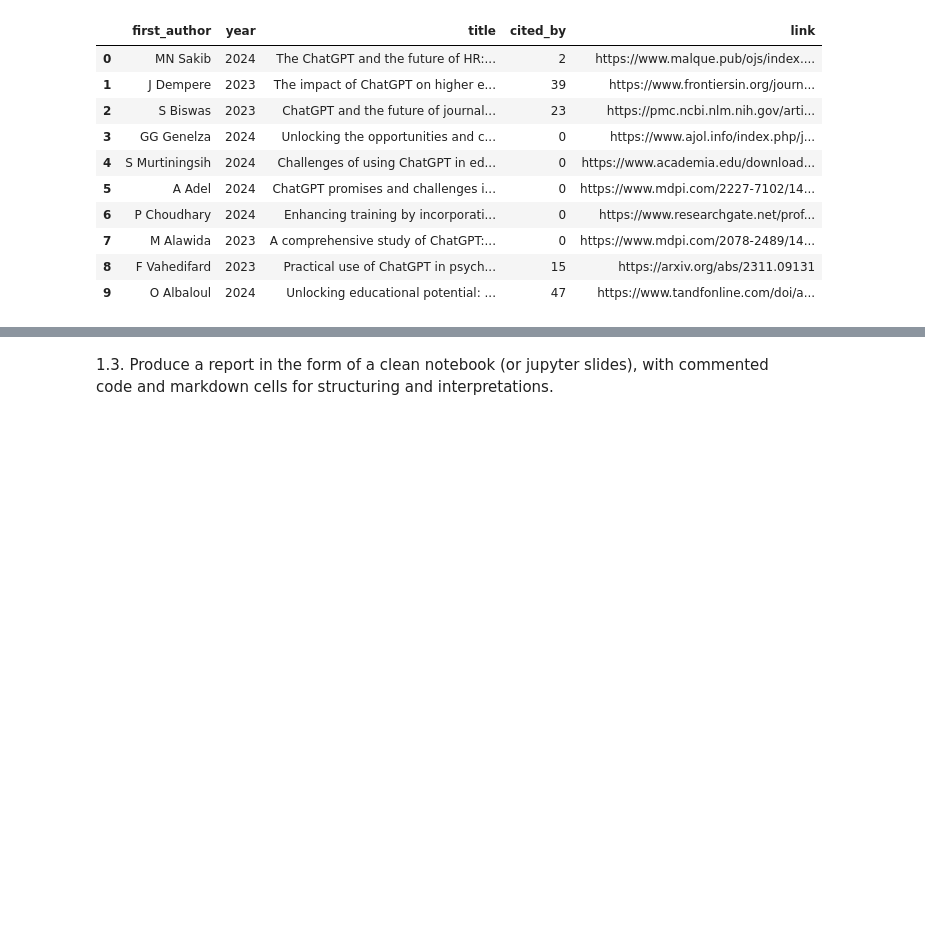
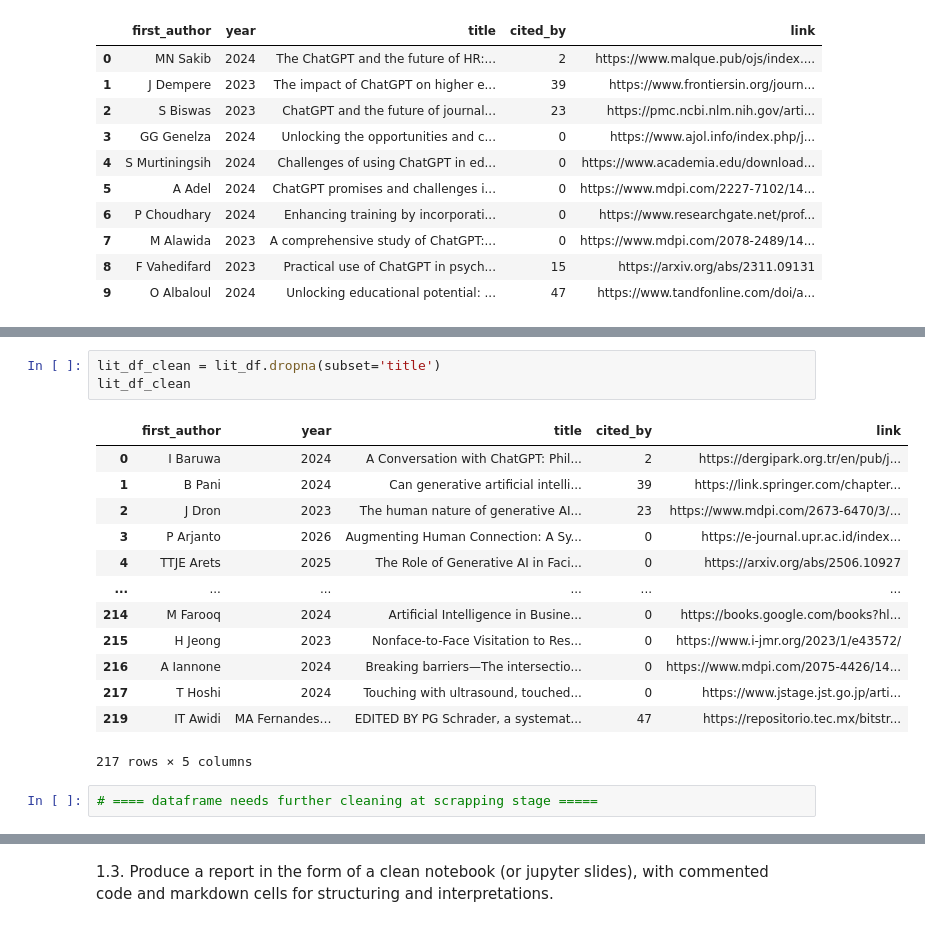
Before and after one commit to Debbcwing/DataScienceBootcamp, a Jupyter notebook: 01_DSToolkit/day4/D4_Ex2.ipynb, the cells around one changed output, grey strips where cells are left out. Saved outputs shown, nothing was run; the diff lists cells and outputs as text; blank space fills up the shorter version.

```diff
--- a/01_DSToolkit/day4/D4_Ex2.ipynb
+++ b/01_DSToolkit/day4/D4_Ex2.ipynb
@@ -319,0 +308,19 @@ If there is an API for the specific data you are planning to scrape, it’s prob
+# %%
+lit_df_clean = lit_df.dropna(subset='title')
+lit_df_clean
+# %% [output]
+|  | first_author | year | title | cited_by | link |
+| 0 | I Baruwa | 2024 | A Conversation with ChatGPT: Phil... | 2 | https://dergipark.org.tr/en/pub/j... |
+| 1 | B Pani | 2024 | Can generative artificial intelli... | 39 | https://link.springer.com/chapter... |
+| 2 | J Dron | 2023 | The human nature of generative AI... | 23 | https://www.mdpi.com/2673-6470/3/... |
+| 3 | P Arjanto | 2026 | Augmenting Human Connection: A Sy... | 0 | https://e-journal.upr.ac.id/index... |
+| 4 | TTJE Arets | 2025 | The Role of Generative AI in Faci... | 0 | https://arxiv.org/abs/2506.10927 |
+| ... | ... | ... | ... | ... | ... |
+| 214 | M Farooq | 2024 | Artificial Intelligence in Busine... | 0 | https://books.google.com/books?hl... |
+| 215 | H Jeong | 2023 | Nonface-to-Face Visitation to Res... | 0 | https://www.i-jmr.org/2023/1/e43572/ |
+| 216 | A Iannone | 2024 | Breaking barriers—The intersectio... | 0 | https://www.mdpi.com/2075-4426/14... |
+| 217 | T Hoshi | 2024 | Touching with ultrasound, touched... | 0 | https://www.jstage.jst.go.jp/arti... |
+| 219 | IT Awidi | MA Fernandes… | EDITED BY PG Schrader, a systemat... | 47 | https://repositorio.tec.mx/bitstr... |
+217 rows × 5 columns
+# %%
+# ==== dataframe needs further cleaning at scrapping stage =====
```
Also changed, not shown: parts of 13 cells of this notebook, 20 other files.
